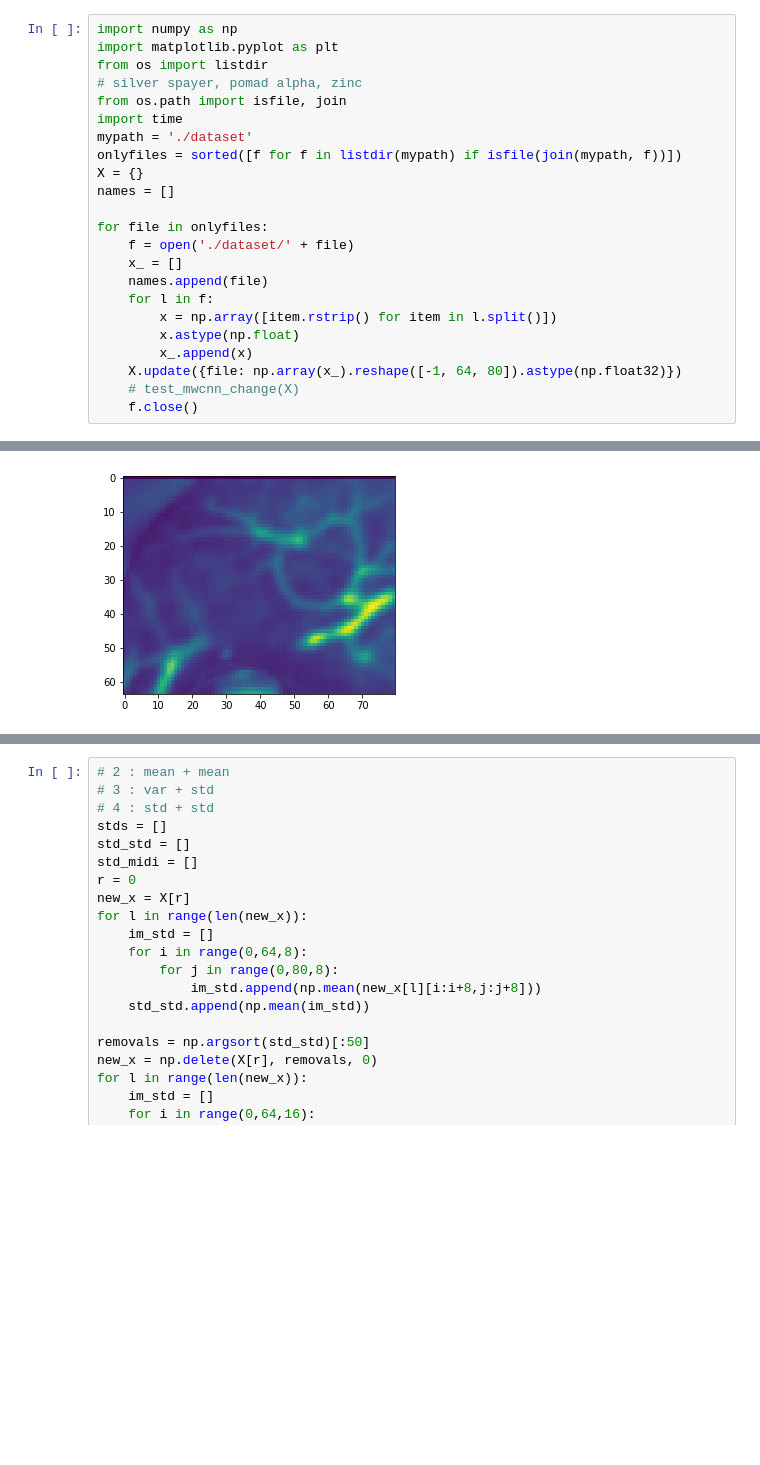
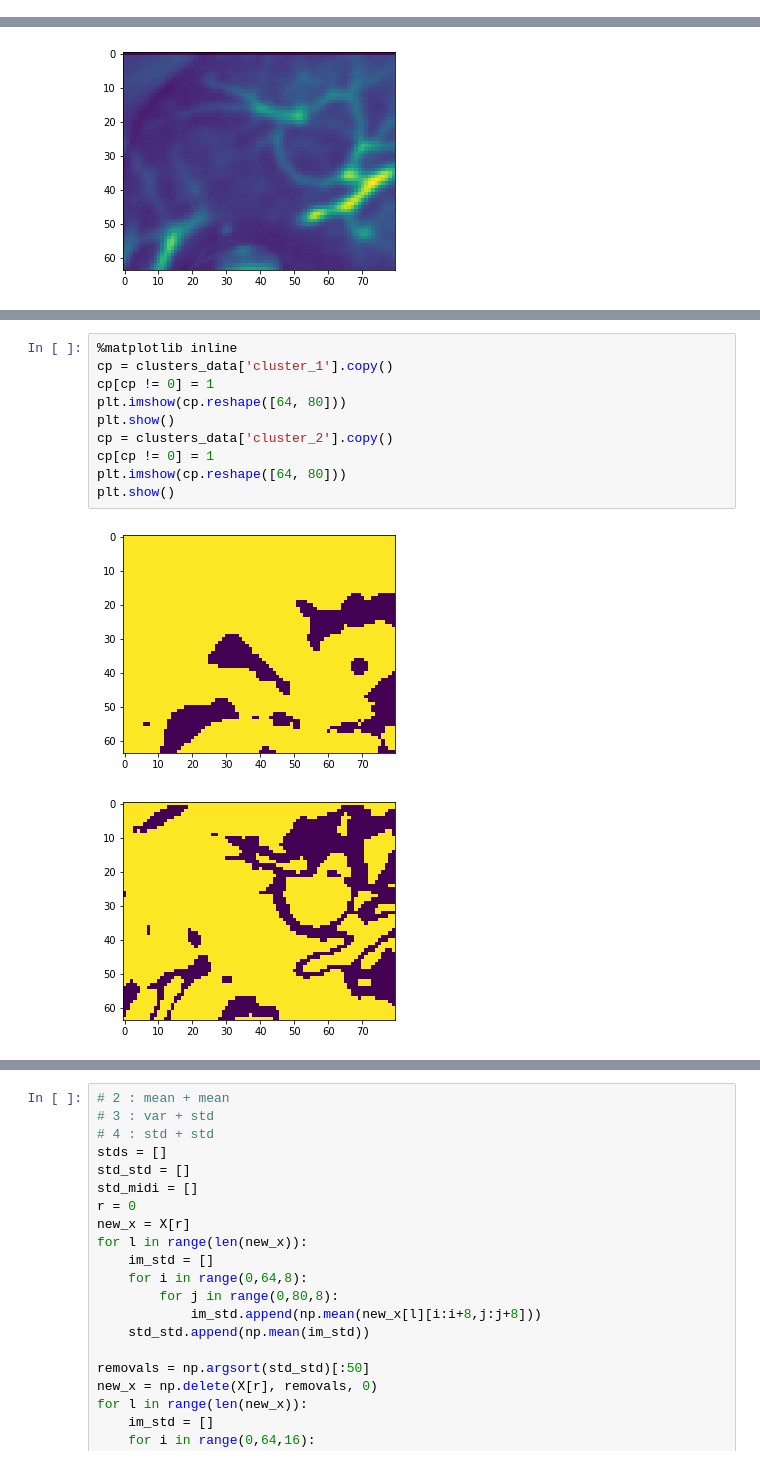
Before and after one commit to aicam/tf-mwcnn, a Jupyter notebook: Untitled.ipynb, the cells around one changed output, grey strips where cells are left out. Saved outputs shown, nothing was run; the diff lists cells and outputs as text; blank space fills up the shorter version.

```diff
--- a/Untitled.ipynb
+++ b/Untitled.ipynb
@@ -3,26 +3,3 @@ from matplotlib import cm
 from matplotlib.ticker import LinearLocator, FormatStrFormatter
 import cv2
 from mpl_toolkits.mplot3d import Axes3D
-# %%
-import numpy as np
-import matplotlib.pyplot as plt
-from os import listdir
-# silver spayer, pomad alpha, zinc
-from os.path import isfile, join
-import time
-mypath = './dataset'
-onlyfiles = sorted([f for f in listdir(mypath) if isfile(join(mypath, f))])
-X = {}
-names = []
-
-for file in onlyfiles:
-    f = open('./dataset/' + file)
-    x_ = []
-    names.append(file)
-    for l in f:
-        x = np.array([item.rstrip() for item in l.split()])
-        x.astype(np.float)
-        x_.append(x)
-    X.update({file: np.array(x_).reshape([-1, 64, 80]).astype(np.float32)})
-    # test_mwcnn_change(X)
-    f.close()
@@ -215,0 +131,13 @@ for item in ims:
+# %%
+%matplotlib inline
+cp = clusters_data['cluster_1'].copy()
+cp[cp != 0] = 1
+plt.imshow(cp.reshape([64, 80]))
+plt.show()
+cp = clusters_data['cluster_2'].copy()
+cp[cp != 0] = 1
+plt.imshow(cp.reshape([64, 80]))
+plt.show()
+# %% [output]
+[figure, added]
+[figure, added]
```
Also changed, not shown: parts of 8 cells of this notebook, 2 other files.
